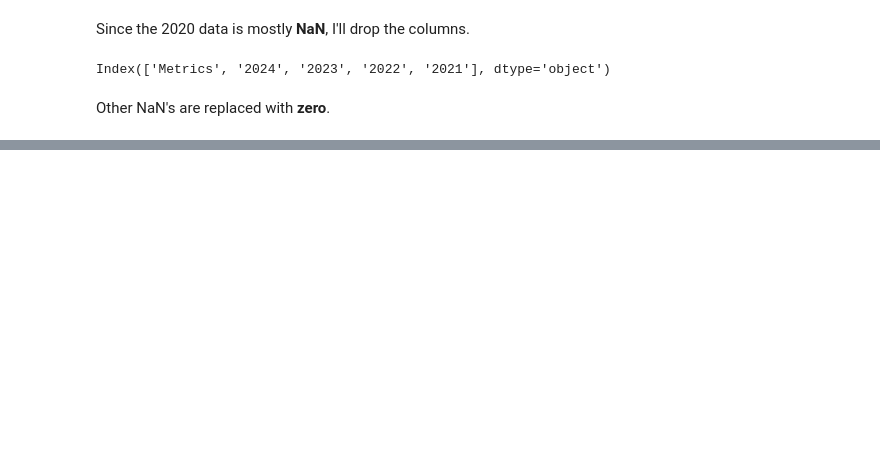
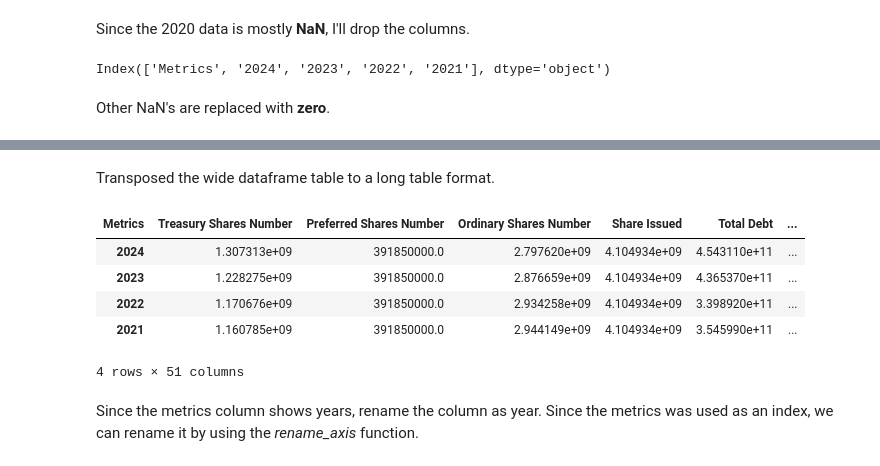
Before and after one commit to pvtzurbito/data_science, a Jupyter notebook: Learning Pandas/pandas101.ipynb, the cells around one changed output, grey strips where cells are left out. Drawn from its saved outputs; the diff is of its cells as text; code cells hidden in the pictures; blank space fills up the shorter version.

```diff
--- a/Learning Pandas/pandas101.ipynb
+++ b/Learning Pandas/pandas101.ipynb
@@ -91,0 +126,14 @@ balance_df = balance_df.fillna(0)
+# %% [markdown]
+Transposed the wide dataframe table to a long table format.
+# %%
+balance_t = balance_df.set_index('Metrics').T
+balance_t
+# %% [output]
+| Metrics | Treasury Shares Number | Preferred Shares Number | Ordinary Shares Number | Share Issued | Total Debt | ... |
+| 2024 | 1.307313e+09 | 391850000.0 | 2.797620e+09 | 4.104934e+09 | 4.543110e+11 | ... |
+| 2023 | 1.228275e+09 | 391850000.0 | 2.876659e+09 | 4.104934e+09 | 4.365370e+11 | ... |
+| 2022 | 1.170676e+09 | 391850000.0 | 2.934258e+09 | 4.104934e+09 | 3.398920e+11 | ... |
+| 2021 | 1.160785e+09 | 391850000.0 | 2.944149e+09 | 4.104934e+09 | 3.545990e+11 | ... |
+4 rows × 51 columns
+# %% [markdown]
+Since the metrics column shows years, rename the column as year. Since the metrics was used as an index, we can rename it by using the *rename_axis* function.
```
Also changed, not shown: parts of 12 cells of this notebook, 1 other file.
